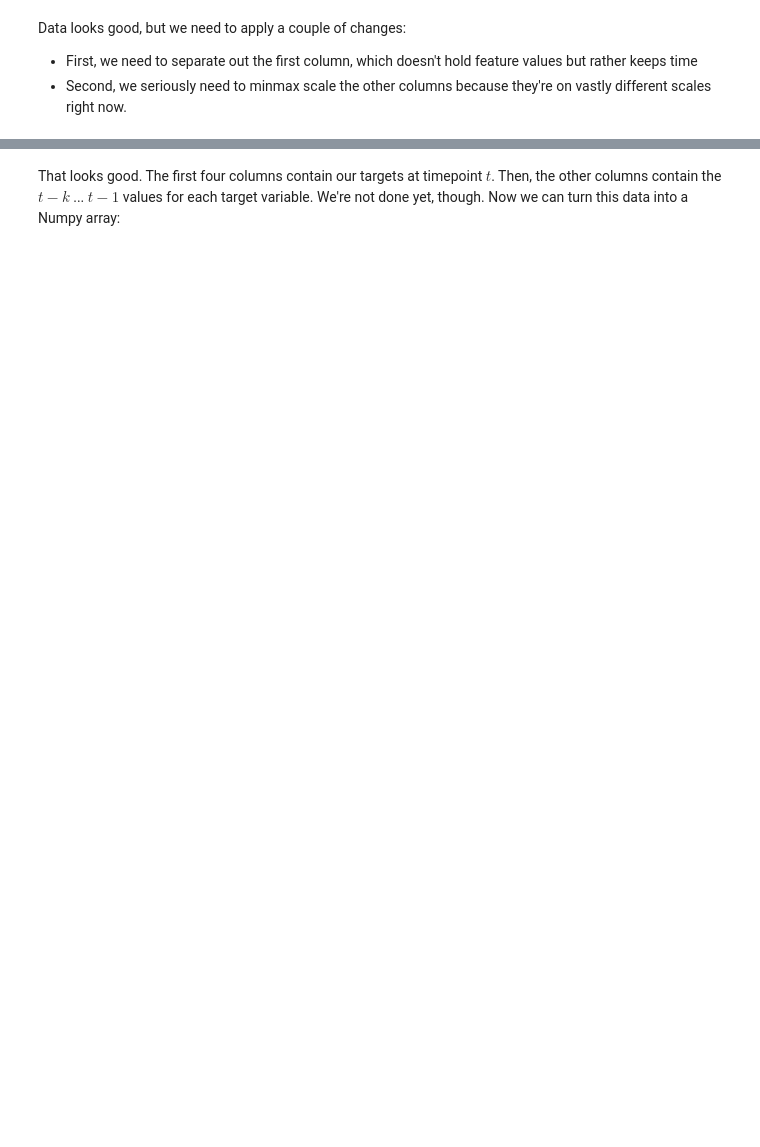
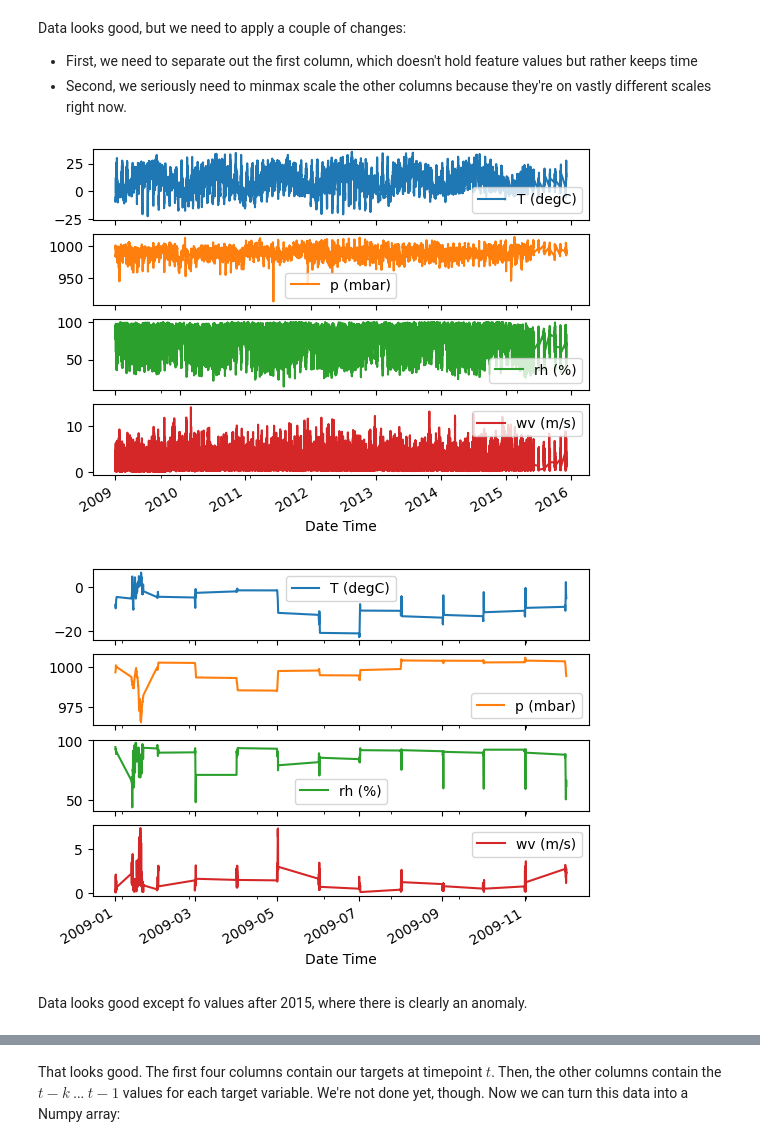
Before and after one commit to OscarBedford/DL_Course, a Jupyter notebook: ECSE552-HW4_Ex2_(LSTM).ipynb, the cells around one changed output, grey strips where cells are left out. Drawn from its saved outputs; the diff is of its cells as text; code cells hidden in the pictures; blank space fills up the shorter version.

```diff
--- a/ECSE552-HW4_Ex2_(LSTM).ipynb
+++ b/ECSE552-HW4_Ex2_(LSTM).ipynb
@@ -82,0 +94,3 @@ df.tail()
+# %%
+df = df.drop(columns=["sh (g/kg)", "H2OC (mmol/mol)", "rho (g/m**3)"])
+df.head()
@@ -90,23 +108,15 @@ df['Date Time'] = pd.to_datetime(df['Date Time'])
-# %%
-# Filter out entries whose time is not at noon, 6 PM, midnight, or 6 AM
-df = df[(df['Date Time'].dt.hour == 12) | (df['Date Time'].dt.hour == 18) | (df['Date Time'].dt.hour == 0) | (df['Date Time'].dt.hour == 6)]
-
-# Add a new column indicating whether the hour is 12/18 or 0/6
-df['Time of Day'] = df['Date Time'].apply(lambda x: 1 if x.hour in [12, 18] else 0)
-
-# Map months to time of year
-def map_month_to_time_of_year(month):
-    if month in range(1, 4):
-        return 0
-    elif month in range(4, 7):
-        return 1
-    elif month in range(7, 10):
-        return 2
-    else:
-        return 3
-
-# Add a new column indicating the time of year
-df['Time of Year'] = df['Date Time'].apply(lambda x: map_month_to_time_of_year(x.month))
-
-# Reset the index of the resulting dataframe
-df = df.reset_index(drop=True)
+# %%
+
+plot_cols = ['T (degC)', 'p (mbar)', 'rh (%)', 'wv (m/s)']
+plot_features = df[plot_cols]
+plot_features.index = df['Date Time']
+_ = plot_features.plot(subplots=True)
+
+plot_features = df[plot_cols][:500]
+plot_features.index = pd.DatetimeIndex(df['Date Time'][:500])
+_ = plot_features.plot(subplots=True)
+# %% [output]
+[figure, added]
+[figure, added]
+# %% [markdown]
+Data looks good except fo values after 2015, where there is clearly an anomaly.
```
Also changed, not shown: parts of 123 cells of this notebook, 2 other files.
